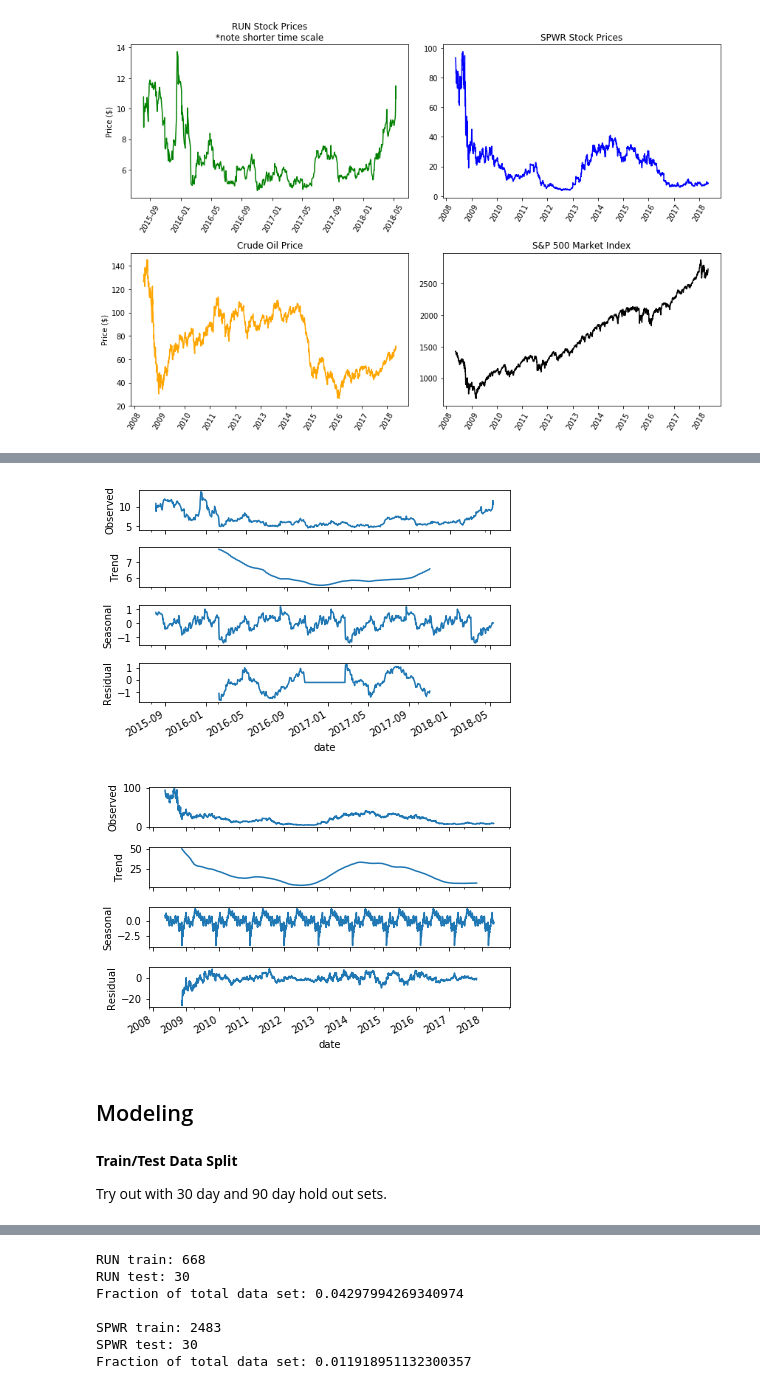
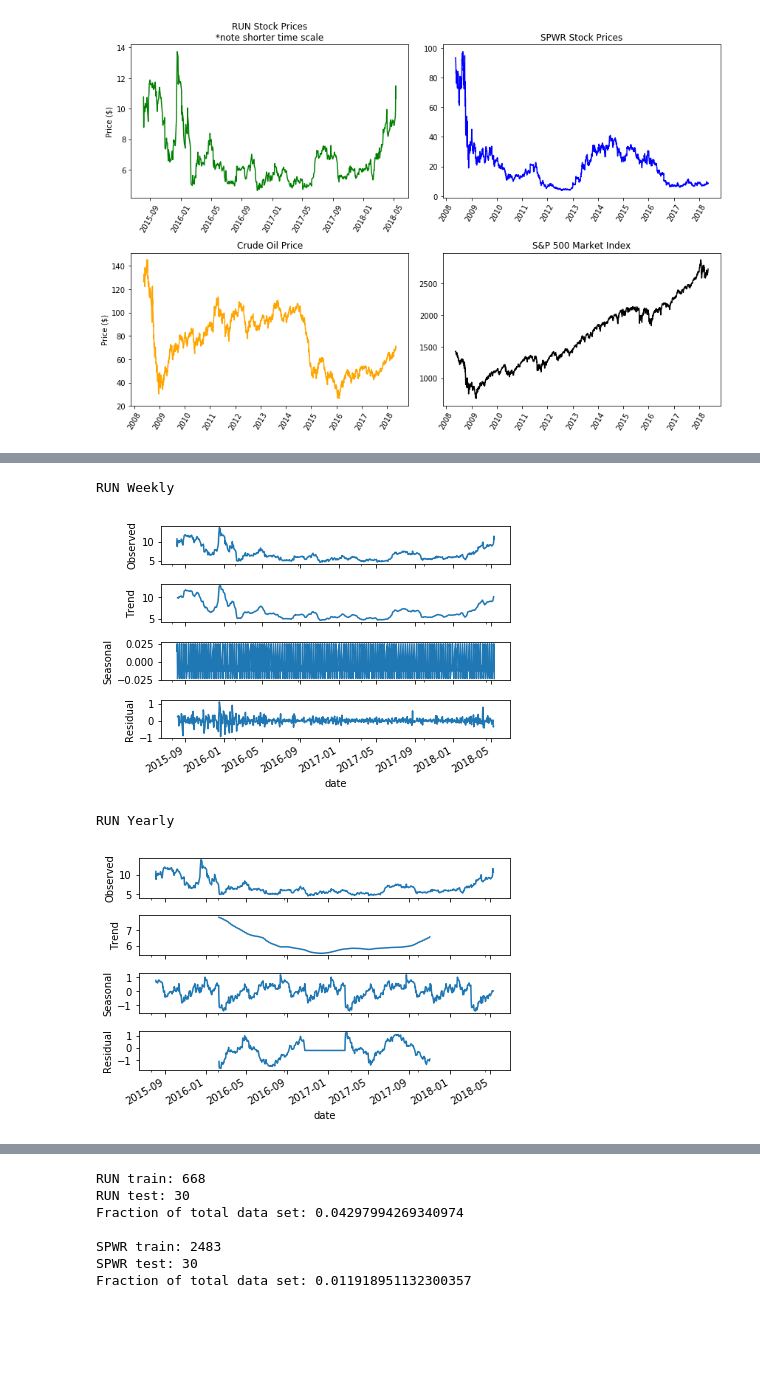
Before and after one commit to missytracy/Thinkful-Unit-7, a Jupyter notebook: Solar Stock Prediction.ipynb, the cells around one changed output, grey strips where cells are left out. Cells and saved outputs as stored; diff of their text form; code cells hidden in the pictures; blank space fills up the shorter version.

```diff
--- a/Solar Stock Prediction.ipynb
+++ b/Solar Stock Prediction.ipynb
@@ -271,25 +374,19 @@ __Seasonal Decomposition__
 # %%
 from statsmodels.tsa.seasonal import seasonal_decompose
-# %%
-# Frequency and interpretation of these plots?
-# frequency has large effect (1 vs 5 vs 7 vs 365?)
-# Trend simply smoothed moving average?
-
-# Weekly
-run_decompose = seasonal_decompose(df.run.dropna(), model='additive', freq=(52*5))
-run_decompose.plot()
-plt.show()
-# %% [output]
-[figure, removed]
-# %%
-spwr_decompose = seasonal_decompose(df.spwr, model='additive', freq=(52*5))
-spwr_decompose.plot()
-plt.show()
-# %% [output]
-[figure, removed]
-# %% [markdown]
-## Modeling
-# %% [markdown]
-__Train/Test Data Split__
-
-Try out with 30 day and 90 day hold out sets.
+# %%
+# RUN Weekly
+print('RUN Weekly')
+run_decompose = seasonal_decompose(df.run.dropna(), model='additive', freq=(5)) # 5trading days/week
+run_decompose.plot()
+plt.show()
+
+# RUN Yearly
+print('RUN Yearly')
+run_decompose = seasonal_decompose(df.run.dropna(), model='additive', freq=(5*52)) #5 trading days/week, 52 weeks/year
+run_decompose.plot()
+plt.show()
+# %% [output]
+RUN Weekly
+[figure, added]
+RUN Yearly
+[figure, added]
```
Also changed, not shown: parts of 83 cells of this notebook.
